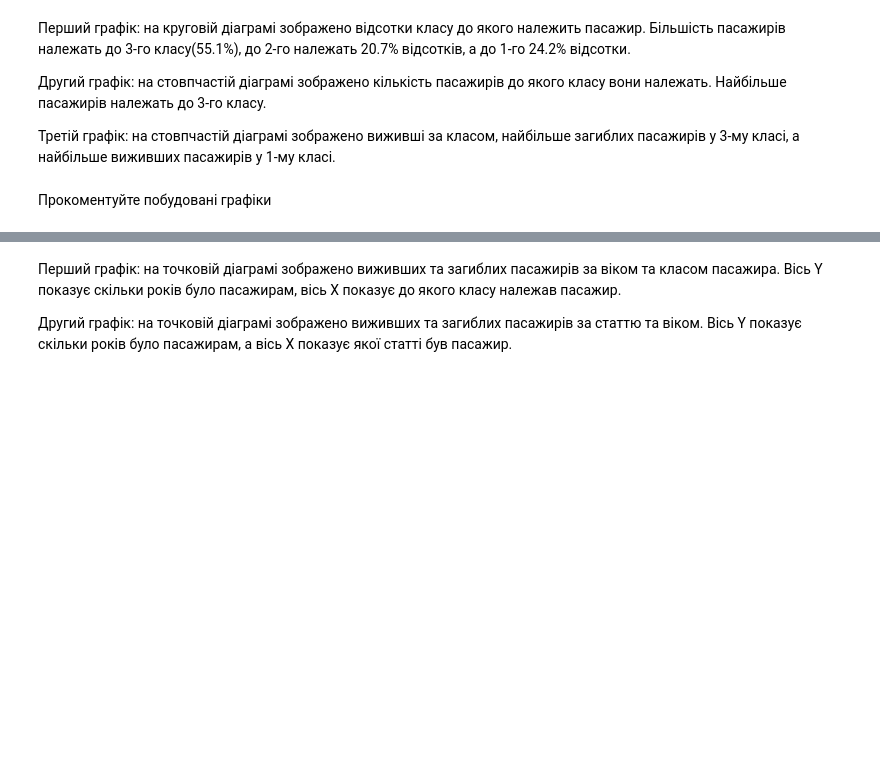
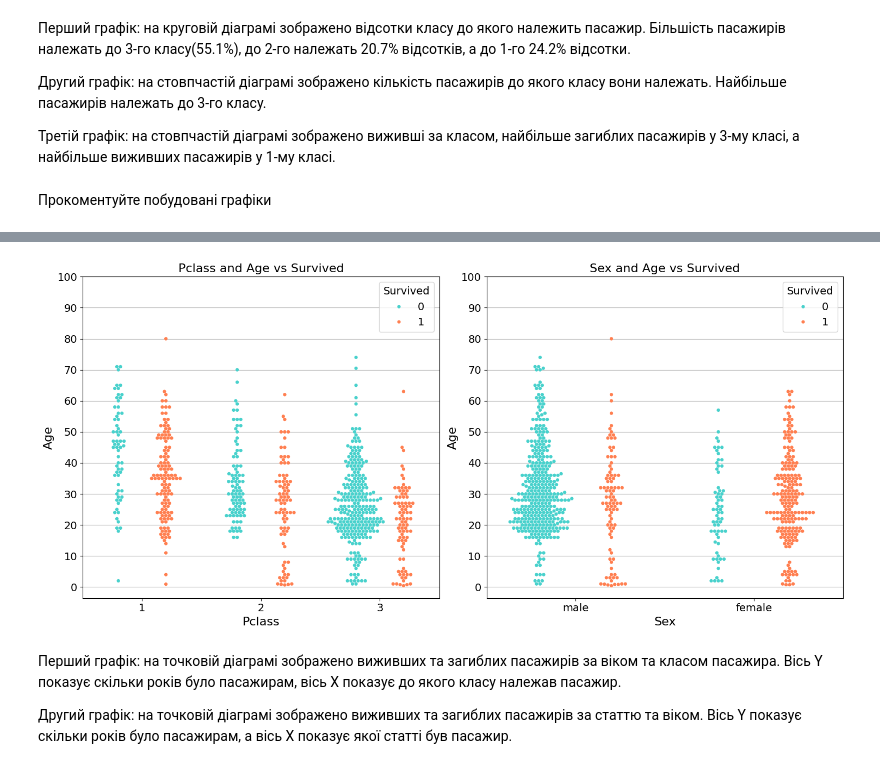
Before and after one commit to Executor-create/AI, a Jupyter notebook: Task2_basic_ai_anatolii_fedoniuk_4CS-23.ipynb, the cells around one changed output, grey strips where cells are left out. Cells and saved outputs as stored; diff of their text form; code cells hidden in the pictures; blank space fills up the shorter version.

```diff
--- a/Task2_basic_ai_anatolii_fedoniuk_4CS-23.ipynb
+++ b/Task2_basic_ai_anatolii_fedoniuk_4CS-23.ipynb
@@ -242,3 +185,37 @@ plt.show()
+# %%
+import matplotlib.pyplot as plt
+import seaborn as sns
+
+fig, ax = plt.subplots(1, 2, figsize=(15, 7))
+
+sns.swarmplot(x='Pclass', y='Age', hue='Survived', data=dataset, ax=ax[0], palette=['mediumturquoise', 'coral'], dodge=True, size=4.5)
+ax[0].set_title("Pclass and Age vs Survived", size=16)
+ax[0].set_xlabel("Pclass", size=16)
+ax[0].set_ylabel("Age", size=16)
+ax[0].tick_params(labelsize=14)
+ax[0].grid(axis="y")
+ax[0].set_axisbelow(True)
+ax[0].set_yticks(np.arange(0, 110, 10))
+ax[0].legend(title="Survived", fontsize=14, title_fontsize=14)
+ax[0].set_xticklabels(['1', '2', '3'])
+ax[0].set_xlim(-0.5, 2.5)
+
+sns.swarmplot(x='Sex', y='Age', hue='Survived', data=dataset, ax=ax[1], palette=['mediumturquoise', 'coral'], dodge=True, size=4.5)
+ax[1].set_title("Sex and Age vs Survived", size=16)
+ax[1].set_xlabel("Sex", size=16)
+ax[1].set_ylabel("Age", size=16)
+ax[1].tick_params(labelsize=14)
+ax[1].grid(axis="y")
+ax[1].set_axisbelow(True)
+ax[1].set_yticks(np.arange(0, 110, 10))
+ax[1].legend(title="Survived", fontsize=14, title_fontsize=14)
+ax[1].set_xticklabels(['male', 'female'])
+ax[1].set_xlim(-0.5, 1.5)
+
+plt.tight_layout()
+plt.show()
+# %% [output]
+[figure, added]
 # %% [markdown]
 Перший графік: на точковій діаграмі зображено виживших та загиблих пасажирів за віком та класом пасажира. Вісь Y показує скільки років було пасажирам, вісь X показує до якого класу належав пасажир.
 
```
Also changed, not shown: parts of 1 cell of this notebook.
